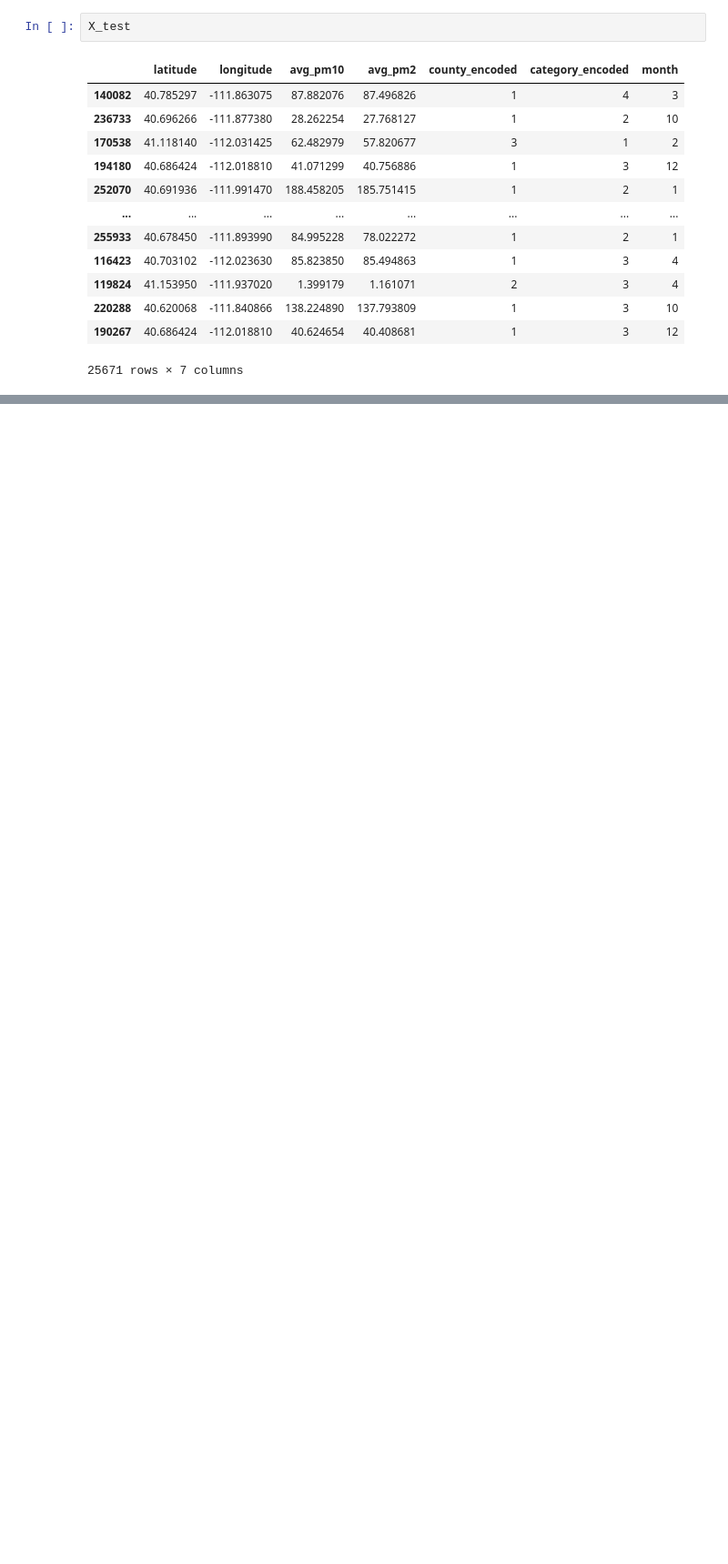
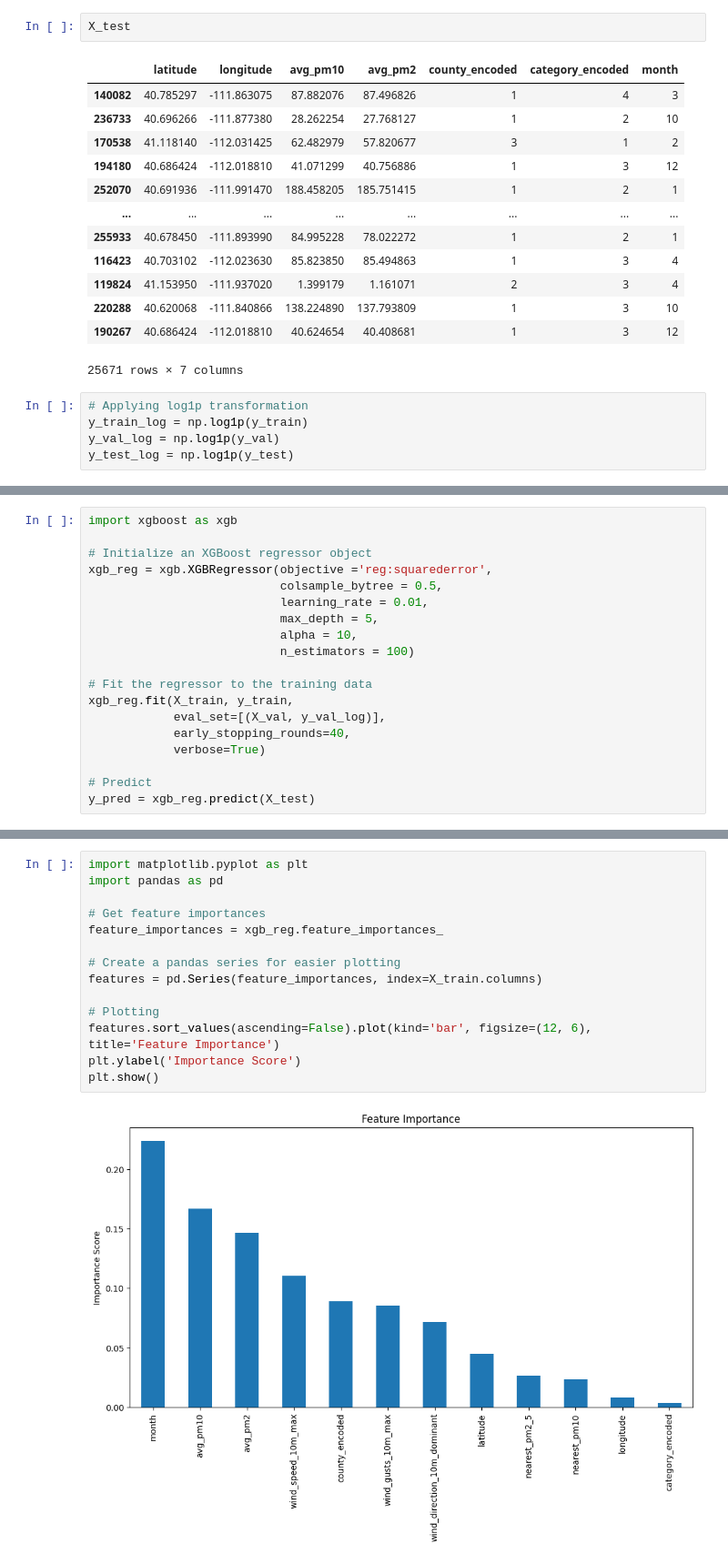
Before and after one commit to jaredfeldman/AI4AQ, a Jupyter notebook: flask_app/jupyter/ai_sensor_model.ipynb, the cells around one changed output, grey strips where cells are left out. Shown: that part at 91% size. Saved outputs shown, nothing was run; the diff lists cells and outputs as text; blank space fills up the shorter version.

Commit message:
added wind data to models

```diff
--- a/flask_app/jupyter/ai_sensor_model.ipynb
+++ b/flask_app/jupyter/ai_sensor_model.ipynb
@@ -328,3 +446,8 @@ X_test
 | 220288 | 40.620068 | -111.840866 | 138.224890 | 137.793809 | 1 | 3 | 10 |
 | 190267 | 40.686424 | -112.018810 | 40.624654 | 40.408681 | 1 | 3 | 12 |
 25671 rows × 7 columns
+# %%
+# Applying log1p transformation
+y_train_log = np.log1p(y_train)
+y_val_log = np.log1p(y_val)
+y_test_log = np.log1p(y_test)
@@ -330,0 +484,19 @@ X_test
+# %%
+import xgboost as xgb
+
+# Initialize an XGBoost regressor object
+xgb_reg = xgb.XGBRegressor(objective ='reg:squarederror',
+                           colsample_bytree = 0.5,
+                           learning_rate = 0.01,
+                           max_depth = 5,
+                           alpha = 10,
+                           n_estimators = 100)
+
+# Fit the regressor to the training data
+xgb_reg.fit(X_train, y_train,
+            eval_set=[(X_val, y_val_log)],
+            early_stopping_rounds=40,
+            verbose=True)
+
+# Predict
+y_pred = xgb_reg.predict(X_test)
@@ -330,0 +548,16 @@ X_test
+# %%
+import matplotlib.pyplot as plt
+import pandas as pd
+
+# Get feature importances
+feature_importances = xgb_reg.feature_importances_
+
+# Create a pandas series for easier plotting
+features = pd.Series(feature_importances, index=X_train.columns)
+
+# Plotting
+features.sort_values(ascending=False).plot(kind='bar', figsize=(12, 6), title='Feature Importance')
+plt.ylabel('Importance Score')
+plt.show()
+# %% [output]
+[figure, added]
```
Also changed, not shown: parts of 63 cells of this notebook, 8 other files.
